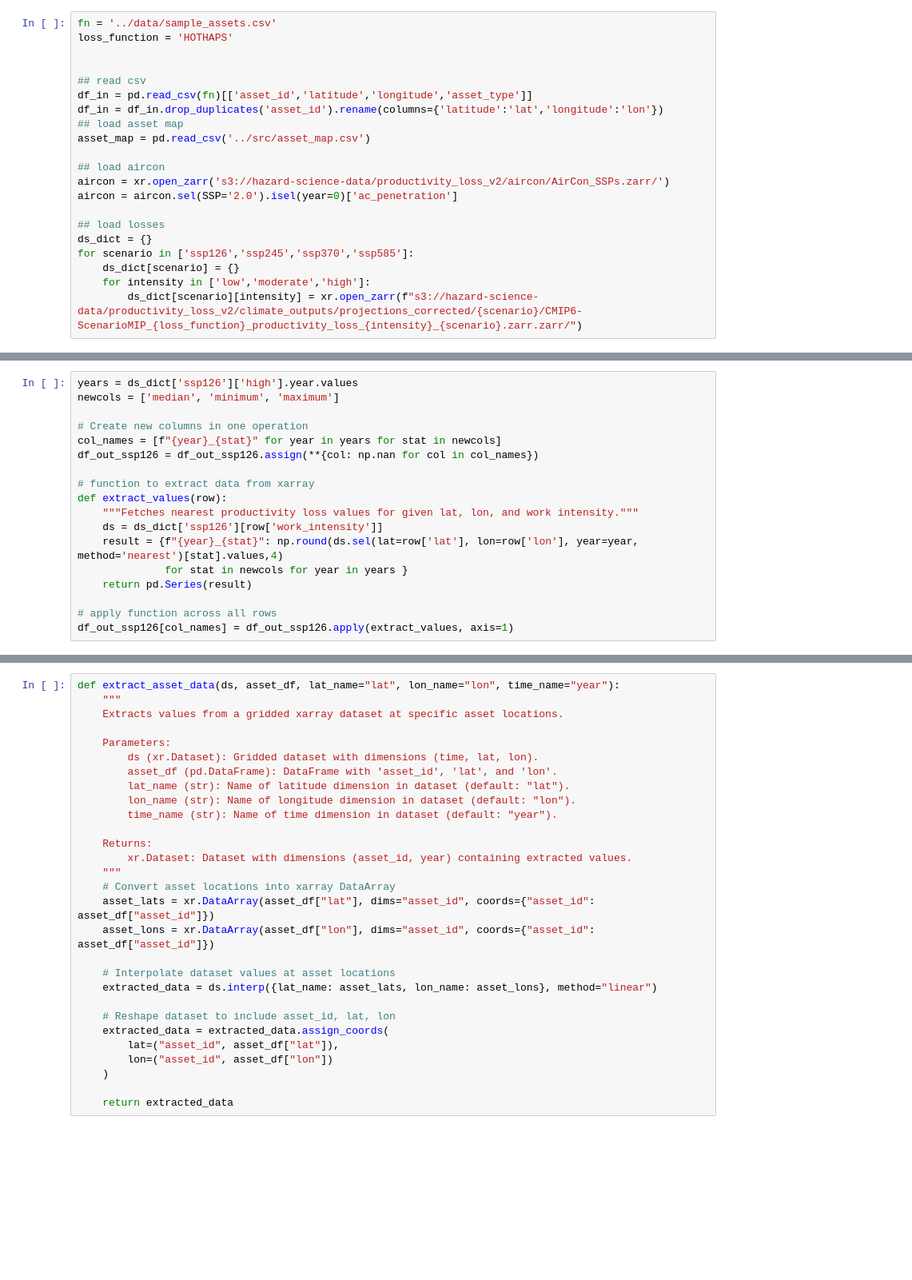
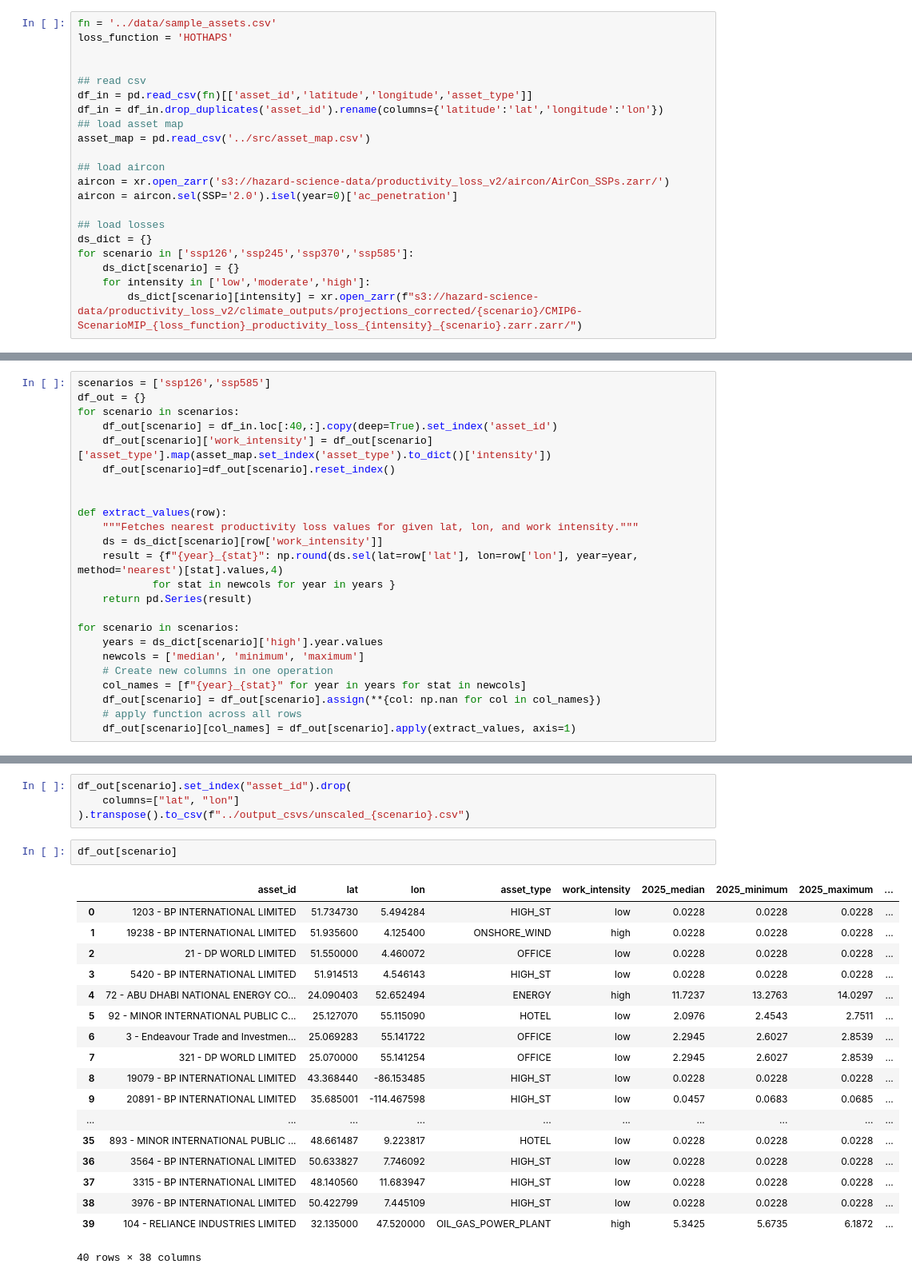
Before and after one commit to climate-x-org/Productivity_Loss_V2.0, a Jupyter notebook: dev/development.ipynb, the cells around one changed output, grey strips where cells are left out. Shown at 80% size. Drawn from its saved outputs; the diff is of its cells as text; blank space fills up the shorter version.

```diff
--- a/dev/development.ipynb
+++ b/dev/development.ipynb
@@ -108,18 +45,24 @@ df_out_ssp126 = df_out_ssp126.loc[:100,:]
 # %%
-years = ds_dict['ssp126']['high'].year.values
-newcols = ['median', 'minimum', 'maximum']
+scenarios = ['ssp126','ssp585']
+df_out = {}
+for scenario in scenarios:
+    df_out[scenario] = df_in.loc[:40,:].copy(deep=True).set_index('asset_id')
+    df_out[scenario]['work_intensity'] = df_out[scenario]['asset_type'].map(asset_map.set_index('asset_type').to_dict()['intensity'])
+    df_out[scenario]=df_out[scenario].reset_index()
 
-# Create new columns in one operation
-col_names = [f"{year}_{stat}" for year in years for stat in newcols]
-df_out_ssp126 = df_out_ssp126.assign(**{col: np.nan for col in col_names})
 
-# function to extract data from xarray
 def extract_values(row):
     """Fetches nearest productivity loss values for given lat, lon, and work intensity."""
-    ds = ds_dict['ssp126'][row['work_intensity']]
+    ds = ds_dict[scenario][row['work_intensity']]
     result = {f"{year}_{stat}": np.round(ds.sel(lat=row['lat'], lon=row['lon'], year=year, method='nearest')[stat].values,4)
-              for stat in newcols for year in years }
+            for stat in newcols for year in years }
     return pd.Series(result)
 
-# apply function across all rows
-df_out_ssp126[col_names] = df_out_ssp126.apply(extract_values, axis=1)
+for scenario in scenarios:
+    years = ds_dict[scenario]['high'].year.values
+    newcols = ['median', 'minimum', 'maximum']
+    # Create new columns in one operation
+    col_names = [f"{year}_{stat}" for year in years for stat in newcols]
+    df_out[scenario] = df_out[scenario].assign(**{col: np.nan for col in col_names})
+    # apply function across all rows
+    df_out[scenario][col_names] = df_out[scenario].apply(extract_values, axis=1)
@@ -144,29 +69,25 @@ INFO:distributed.core:Event loop was unresponsive in Scheduler for 102.79s.  Thi
-# %%
-def extract_asset_data(ds, asset_df, lat_name="lat", lon_name="lon", time_name="year"):
-    """
-    Extracts values from a gridded xarray dataset at specific asset locations.
-
-    Parameters:
-        ds (xr.Dataset): Gridded dataset with dimensions (time, lat, lon).
-        asset_df (pd.DataFrame): DataFrame with 'asset_id', 'lat', and 'lon'.
-        lat_name (str): Name of latitude dimension in dataset (default: "lat").
-        lon_name (str): Name of longitude dimension in dataset (default: "lon").
-        time_name (str): Name of time dimension in dataset (default: "year").
-
-    Returns:
-        xr.Dataset: Dataset with dimensions (asset_id, year) containing extracted values.
-    """
-    # Convert asset locations into xarray DataArray
-    asset_lats = xr.DataArray(asset_df["lat"], dims="asset_id", coords={"asset_id": asset_df["asset_id"]})
-    asset_lons = xr.DataArray(asset_df["lon"], dims="asset_id", coords={"asset_id": asset_df["asset_id"]})
-
-    # Interpolate dataset values at asset locations
-    extracted_data = ds.interp({lat_name: asset_lats, lon_name: asset_lons}, method="linear")
-
-    # Reshape dataset to include asset_id, lat, lon
-    extracted_data = extracted_data.assign_coords(
-        lat=("asset_id", asset_df["lat"]),
-        lon=("asset_id", asset_df["lon"])
-    )
-
-    return extracted_data
+# %%
+df_out[scenario].set_index("asset_id").drop(
+    columns=["lat", "lon"]
+).transpose().to_csv(f"../output_csvs/unscaled_{scenario}.csv")
+# %%
+df_out[scenario]
+# %% [output]
+|  | asset_id | lat | lon | asset_type | work_intensity | 2025_median | 2025_minimum | 2025_maximum | ... |
+| 0 | 1203 - BP INTERNATIONAL LIMITED | 51.734730 | 5.494284 | HIGH_ST | low | 0.0228 | 0.0228 | 0.0228 | ... |
+| 1 | 19238 - BP INTERNATIONAL LIMITED | 51.935600 | 4.125400 | ONSHORE_WIND | high | 0.0228 | 0.0228 | 0.0228 | ... |
+| 2 | 21 - DP WORLD LIMITED | 51.550000 | 4.460072 | OFFICE | low | 0.0228 | 0.0228 | 0.0228 | ... |
+| 3 | 5420 - BP INTERNATIONAL LIMITED | 51.914513 | 4.546143 | HIGH_ST | low | 0.0228 | 0.0228 | 0.0228 | ... |
+| 4 | 72 - ABU DHABI NATIONAL ENERGY CO... | 24.090403 | 52.652494 | ENERGY | high | 11.7237 | 13.2763 | 14.0297 | ... |
+| 5 | 92 - MINOR INTERNATIONAL PUBLIC C... | 25.127070 | 55.115090 | HOTEL | low | 2.0976 | 2.4543 | 2.7511 | ... |
+| 6 | 3 - Endeavour Trade and Investmen... | 25.069283 | 55.141722 | OFFICE | low | 2.2945 | 2.6027 | 2.8539 | ... |
+| 7 | 321 - DP WORLD LIMITED | 25.070000 | 55.141254 | OFFICE | low | 2.2945 | 2.6027 | 2.8539 | ... |
+| 8 | 19079 - BP INTERNATIONAL LIMITED | 43.368440 | -86.153485 | HIGH_ST | low | 0.0228 | 0.0228 | 0.0228 | ... |
+| 9 | 20891 - BP INTERNATIONAL LIMITED | 35.685001 | -114.467598 | HIGH_ST | low | 0.0457 | 0.0683 | 0.0685 | ... |
+| ... | ... | ... | ... | ... | ... | ... | ... | ... | ... |
+| 35 | 893 - MINOR INTERNATIONAL PUBLIC ... | 48.661487 | 9.223817 | HOTEL | low | 0.0228 | 0.0228 | 0.0228 | ... |
+| 36 | 3564 - BP INTERNATIONAL LIMITED | 50.633827 | 7.746092 | HIGH_ST | low | 0.0228 | 0.0228 | 0.0228 | ... |
+| 37 | 3315 - BP INTERNATIONAL LIMITED | 48.140560 | 11.683947 | HIGH_ST | low | 0.0228 | 0.0228 | 0.0228 | ... |
+| 38 | 3976 - BP INTERNATIONAL LIMITED | 50.422799 | 7.445109 | HIGH_ST | low | 0.0228 | 0.0228 | 0.0228 | ... |
+| 39 | 104 - RELIANCE INDUSTRIES LIMITED | 32.135000 | 47.520000 | OIL_GAS_POWER_PLANT | high | 5.3425 | 5.6735 | 6.1872 | ... |
+40 rows × 38 columns
```
Also changed, not shown: parts of 12 cells of this notebook, 6 other files.
